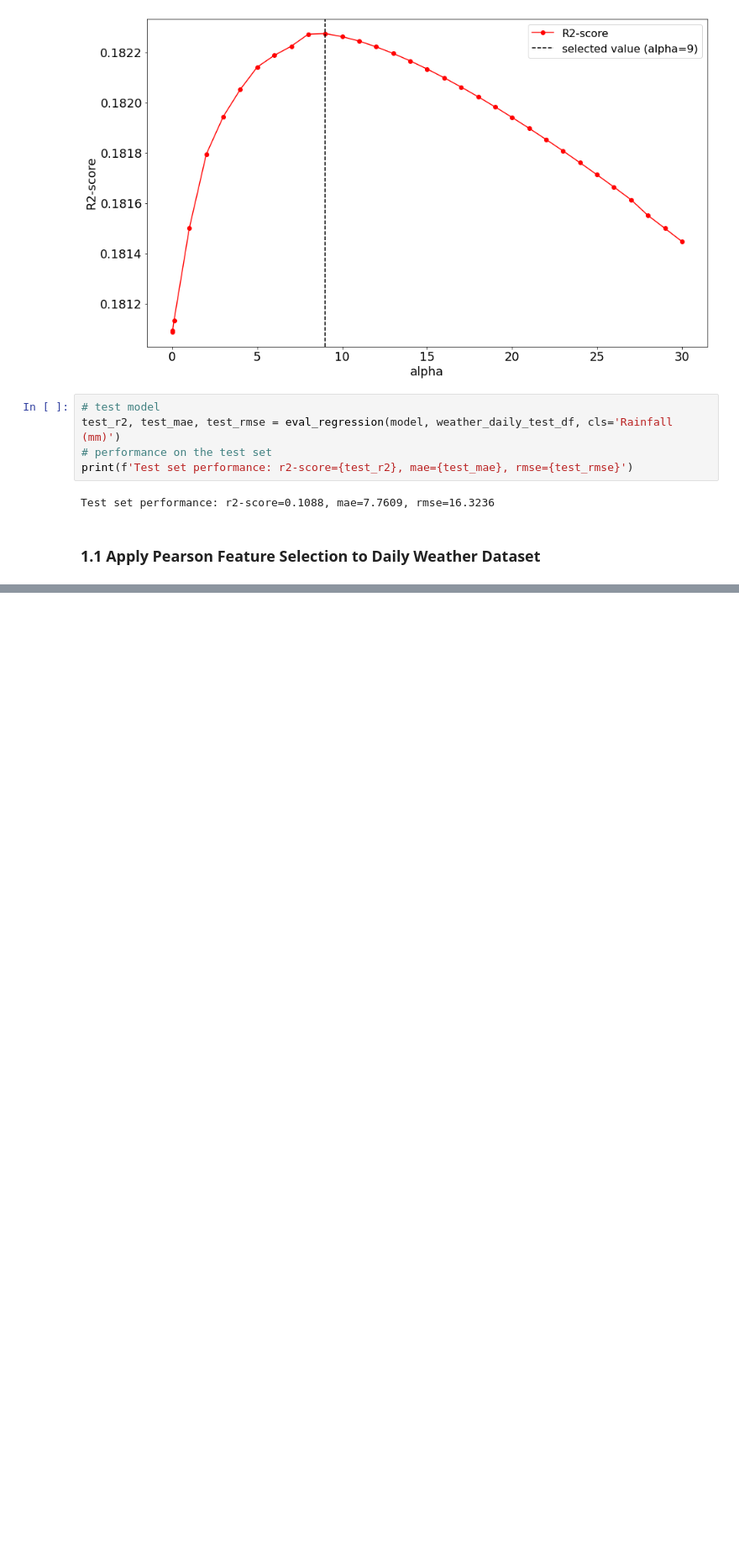
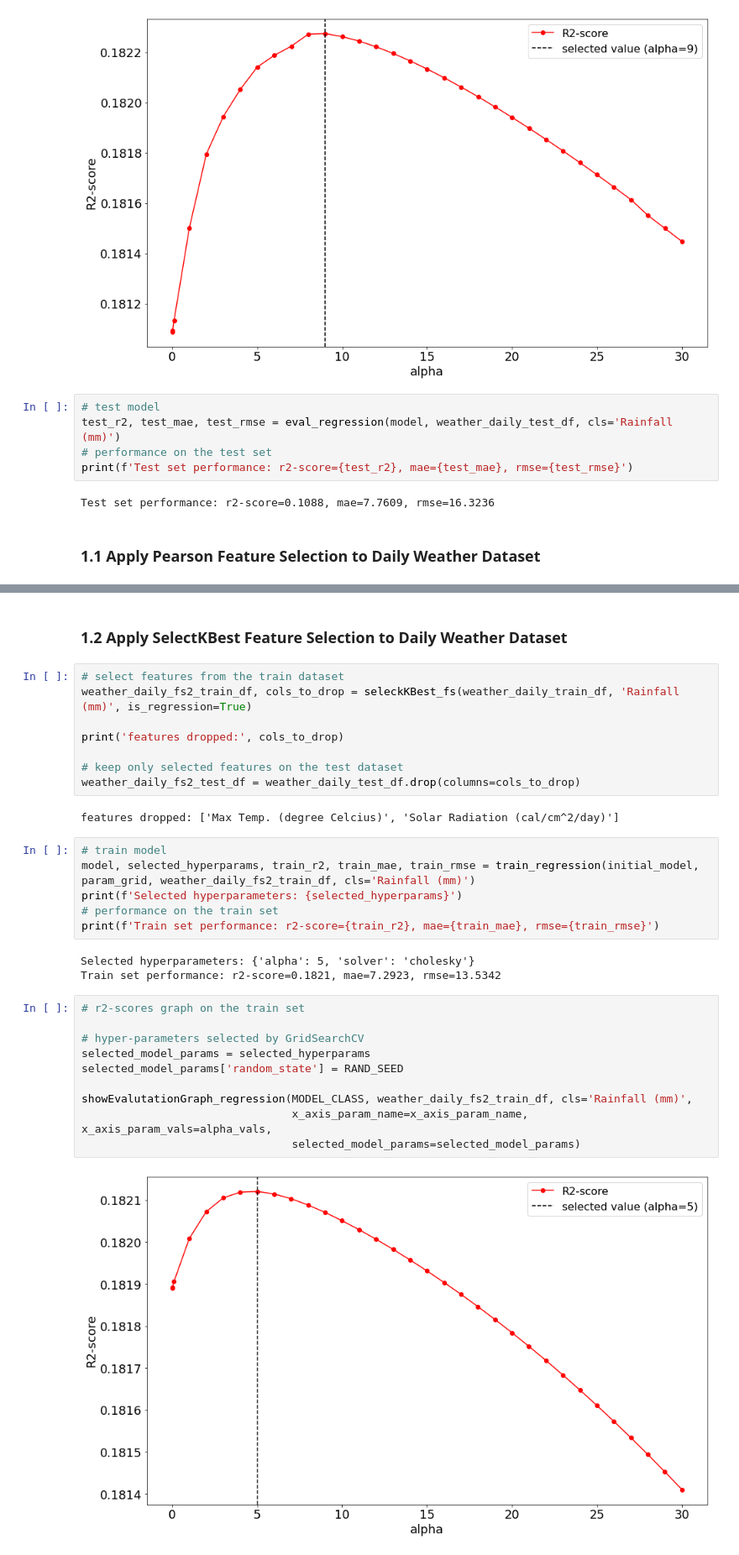
Before and after one commit to RifatIslamOmio/Weather-WaterLevel-Prediction-ML, a Jupyter notebook: Notebooks/brri-dataset/experimentations/ridge_regression_as_reference.ipynb, the cells around one changed output, grey strips where cells are left out. Shown at 84% size. Cells and saved outputs as stored; diff of their text form; blank space fills up the shorter version.

Commit message:
update ridge reference notebook with all feature selection methods #10

```diff
--- a/Notebooks/brri-dataset/experimentations/ridge_regression_as_reference.ipynb
+++ b/Notebooks/brri-dataset/experimentations/ridge_regression_as_reference.ipynb
@@ -116,3 +116,36 @@ test_r2, test_mae, test_rmse = eval_regression(model, weather_daily_fs_test_df,
 print(f'Test set performance: r2-score={test_r2}, mae={test_mae}, rmse={test_rmse}')
 # %% [output]
 Test set performance: r2-score=0.1087, mae=7.7114, rmse=16.3246
+# %% [markdown]
+### 1.2 Apply SelectKBest Feature Selection to Daily Weather Dataset
+# %%
+# select features from the train dataset
+weather_daily_fs2_train_df, cols_to_drop = seleckKBest_fs(weather_daily_train_df, 'Rainfall (mm)', is_regression=True)
+
+print('features dropped:', cols_to_drop)
+
+# keep only selected features on the test dataset
+weather_daily_fs2_test_df = weather_daily_test_df.drop(columns=cols_to_drop)
+# %% [output]
+features dropped: ['Max Temp. (degree Celcius)', 'Solar Radiation (cal/cm^2/day)']
+# %%
+# train model
+model, selected_hyperparams, train_r2, train_mae, train_rmse = train_regression(initial_model, param_grid, weather_daily_fs2_train_df, cls='Rainfall (mm)')
+print(f'Selected hyperparameters: {selected_hyperparams}')
+# performance on the train set
+print(f'Train set performance: r2-score={train_r2}, mae={train_mae}, rmse={train_rmse}')
+# %% [output]
+Selected hyperparameters: {'alpha': 5, 'solver': 'cholesky'}
+Train set performance: r2-score=0.1821, mae=7.2923, rmse=13.5342
+# %%
+# r2-scores graph on the train set
+
+# hyper-parameters selected by GridSearchCV
+selected_model_params = selected_hyperparams
+selected_model_params['random_state'] = RAND_SEED
+
+showEvalutationGraph_regression(MODEL_CLASS, weather_daily_fs2_train_df, cls='Rainfall (mm)',
+                                x_axis_param_name=x_axis_param_name, x_axis_param_vals=alpha_vals,
+                                selected_model_params=selected_model_params)
+# %% [output]
+[figure, added]
```
Also changed, not shown: parts of 10 cells of this notebook.
